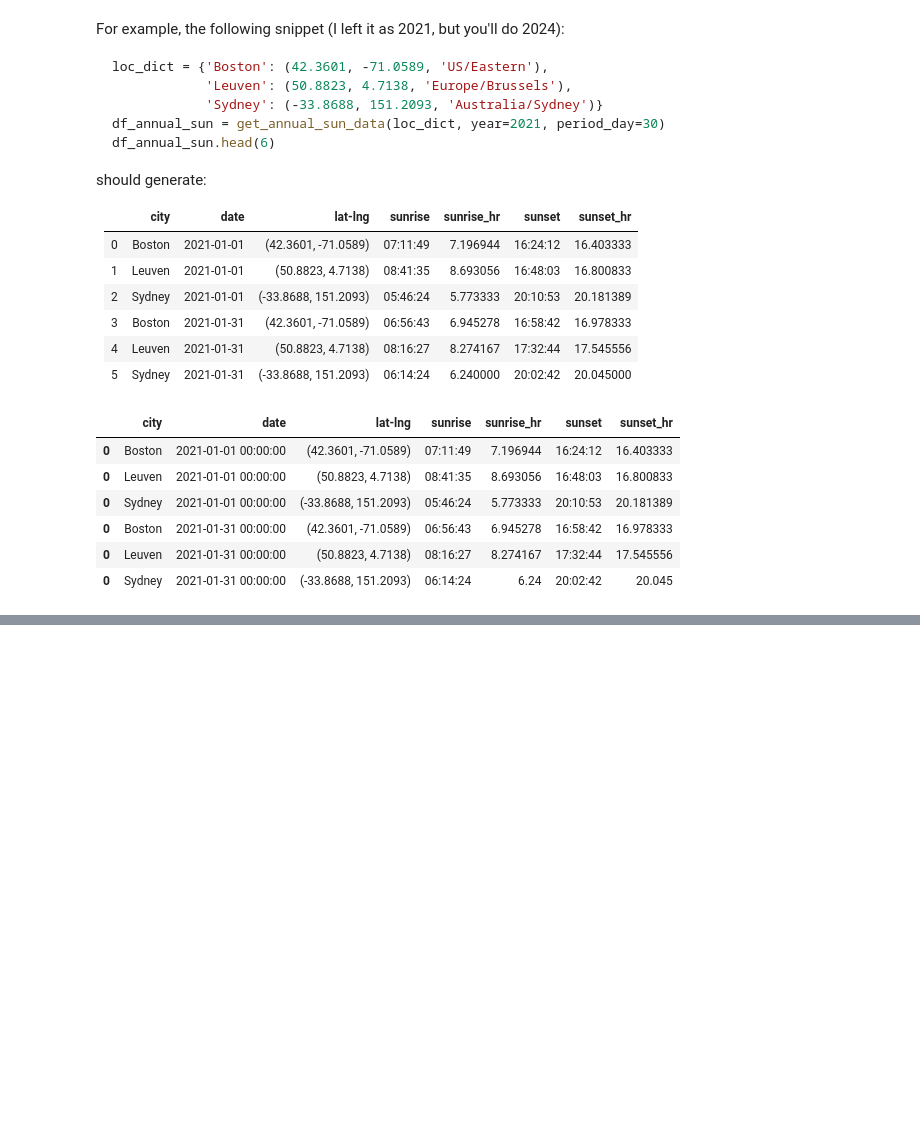
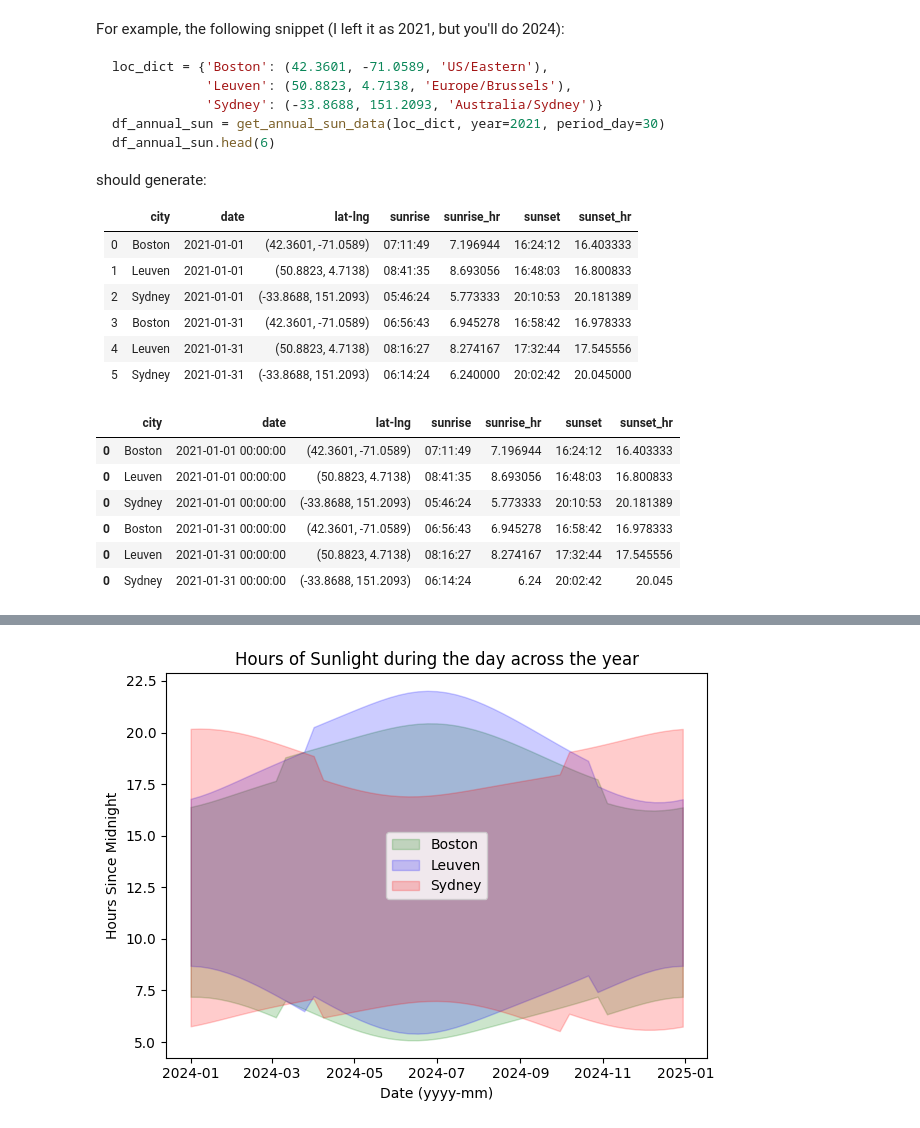
Before and after one commit to maxr21/ds3000_summer25, a Jupyter notebook: Max_Robinson/hw1/HW1.ipynb, the cells around one changed output, grey strips where cells are left out. Saved outputs shown, nothing was run; the diff lists cells and outputs as text; code cells hidden in the pictures; blank space fills up the shorter version.

```diff
--- a/Max_Robinson/hw1/HW1.ipynb
+++ b/Max_Robinson/hw1/HW1.ipynb
@@ -404,29 +404,50 @@ import matplotlib.pyplot as plt
 # %%
 def plot_daylight(df_annual_sun):
     """ produces a plot of daylight seen across cities
 
     Args:
         df_annual_sun (DataFrame): each row represents a
             sunrise / sunset datapoint, see get_sunrise_sunset()
     """
+    #city_list = df_annual_sun['city'].unique()
+    # Function content here, remove pass
+    #for city in city_list:
 
-    # Function content here, remove pass
+    boston_filter = df_annual_sun['city'] == 'Boston'
+    df_boston = df_annual_sun.loc[boston_filter]
 
-    df_boston = df_annual_sun['city'] == 'Boston'
-    df_leuven = df_annual_sun['city'] == 'Leuven'
-    df_sydney = df_annual_sun['city'] == 'Sydney'
+    leuven_filter = df_annual_sun['city'] == 'Leuven'
+    df_leuven = df_annual_sun.loc[leuven_filter]
 
-    plt.plot(df_boston['date'], df_boston['sunset_hr'], color='green')
-    plt.plot(df_boston['date'], df_boston['sunrise_hr'], color='green')
-
-    plt.plot(df_leuven['date'], df_leuven['sunset_hr'], color='blue')
-    plt.plot(df_leuven['date'], df_leuven['sunrise_hr'], color='blue')
-
-    plt.plot(df_sydney['date'], df_sydney['sunset_hr'], color='red')
-    plt.plot(df_sydney['date'], df_sydney['sunrise_hr'], color='red')
+    sydney_filter = df_annual_sun['city'] == 'Sydney'
+    df_sydney = df_annual_sun.loc[sydney_filter]
 
 
-plot_daylight(get_annual_sun_data(loc_dict, year=2024, period_day=30))
+    # plt.plot(df_boston['date'], df_boston['sunset_hr'], color='green')
+    # plt.plot(df_boston['date'], df_boston['sunrise_hr'], color='green')
+
+    plt.title("Hours of Sunlight During the Day Across the Year")
+    plt.ylabel("Hours Since Midnight")
+    plt.xlabel("Date (yyyy-mm)")
+
+    plt.fill_between(list(df_boston.date), list(df_boston['sunset_hr']), list(df_boston['sunrise_hr']), color = 'green', alpha = 0.2)
+
+    plt.fill_between(list(df_leuven.date), list(df_leuven['sunset_hr']), list(df_leuven['sunrise_hr']), color = 'blue', alpha = 0.2)
+
+    plt.fill_between(list(df_sydney.date), list(df_sydney['sunset_hr']), list(df_sydney['sunrise_hr']), color = 'red', alpha = 0.2)
+
+    plt.legend(['Boston', 'Leuven', 'Sydney'] , loc='center')
+    plt.tight_layout()
+    # plt.plot(df_leuven['date'], df_leuven['sunset_hr'], color='blue')
+    # plt.plot(df_leuven['date'], df_leuven['sunrise_hr'], color='blue')
+
+    # plt.plot(df_sydney['date'], df_sydney['sunset_hr'], color='red')
+    # plt.plot(df_sydney['date'], df_sydney['sunrise_hr'], color='red')
+
+
+plot_daylight(df_annual_sun)
+# %% [output]
+[figure, added]
 # %%
 # takes about two minutes to run with period_day=7, worth the wait to characterize
 # the sudden jumps due to daylight savings times
```
Also changed, not shown: parts of 1 cell of this notebook.
